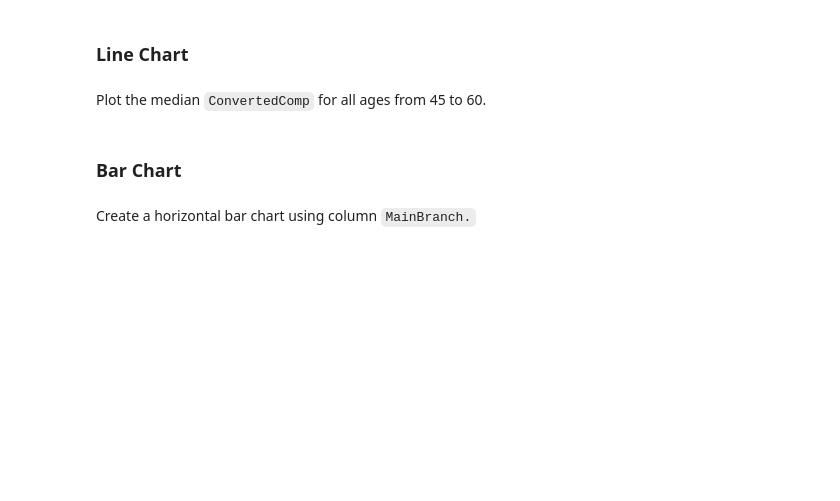
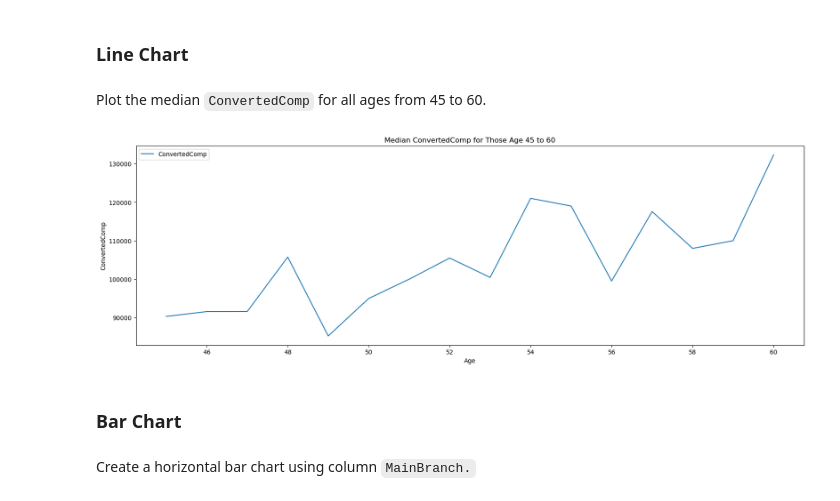
Before and after one commit to pmuhorakeye/FinalProj, a Jupyter notebook: M4DataVisualization-lab.ipynb, the cells around one changed output. Cells and saved outputs as stored; diff of their text form; code cells hidden in the pictures; blank space fills up the shorter version.

```diff
--- a/M4DataVisualization-lab.ipynb
+++ b/M4DataVisualization-lab.ipynb
@@ -291,3 +376,19 @@ Plot the median `ConvertedComp` for all ages from 45 to 60.
+# %%
+# your code goes here
+QUERY = """
+SELECT ConvertedComp, Age FROM master
+WHERE Age BETWEEN 45 AND 60
+"""
+df = pd.read_sql_query(QUERY,conn)
+df1 = df.groupby('Age').median()
+
+df1.plot(kind='line', figsize=(20, 6))
+
+plt.title('Median ConvertedComp for Those Age 45 to 60')
+plt.ylabel('ConvertedComp')
+plt.show()
+# %% [output]
+[figure, added]
 # %% [markdown]
 ### Bar Chart
 # %% [markdown]
```
Also changed, not shown: parts of 11 cells of this notebook.
